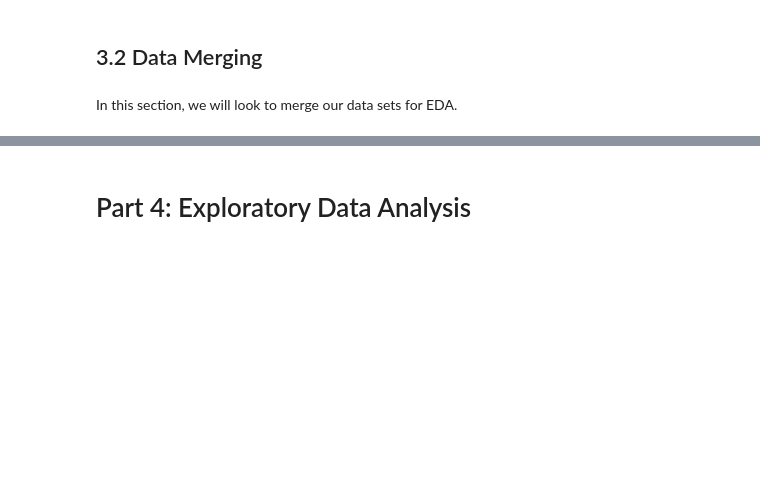
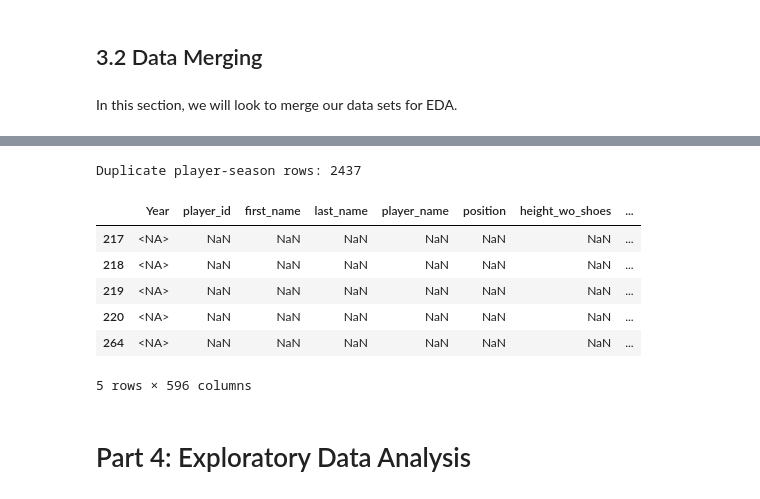
Before and after one commit to BennettHilck12/DraftEdge, a Jupyter notebook: DraftEdge.ipynb, the cells around one changed output, grey strips where cells are left out. Cells and saved outputs as stored; diff of their text form; code cells hidden in the pictures; blank space fills up the shorter version.

```diff
--- a/DraftEdge.ipynb
+++ b/DraftEdge.ipynb
@@ -500,3 +530,23 @@ Index(['Rk', 'Player', 'Age', 'Team_br', 'Pos', 'G', 'GS', 'MP', 'FG', '3P',
+# %%
+merged = combine_df \
+    .merge(ncaa_df, on='player_season_id', how='outer', suffixes=('', '_ncaa')) \
+    .merge(nba_br_df, on='player_season_id', how='outer', suffixes=('', '_br')) \
+    .merge(nba_espn_df, on='player_season_id', how='outer', suffixes=('', '_espn')) \
+    .merge(advanced_df, on='player_season_id', how='outer', suffixes=('', '_adv'))
+# %%
+# Check that the merge didn't create duplicate player-season rows
+dupes = merged[merged.duplicated('player_season_id', keep=False)]
+print("Duplicate player-season rows:", len(dupes))
+dupes.head()
+# %% [output]
+Duplicate player-season rows: 2437
+|  | Year | player_id | first_name | last_name | player_name | position | height_wo_shoes | ... |
+| 217 | <NA> | NaN | NaN | NaN | NaN | NaN | NaN | ... |
+| 218 | <NA> | NaN | NaN | NaN | NaN | NaN | NaN | ... |
+| 219 | <NA> | NaN | NaN | NaN | NaN | NaN | NaN | ... |
+| 220 | <NA> | NaN | NaN | NaN | NaN | NaN | NaN | ... |
+| 264 | <NA> | NaN | NaN | NaN | NaN | NaN | NaN | ... |
+5 rows × 596 columns
 # %% [markdown]
 # Part 4: Exploratory Data Analysis
 # %% [markdown]
```
Also changed, not shown: parts of 23 cells of this notebook.
